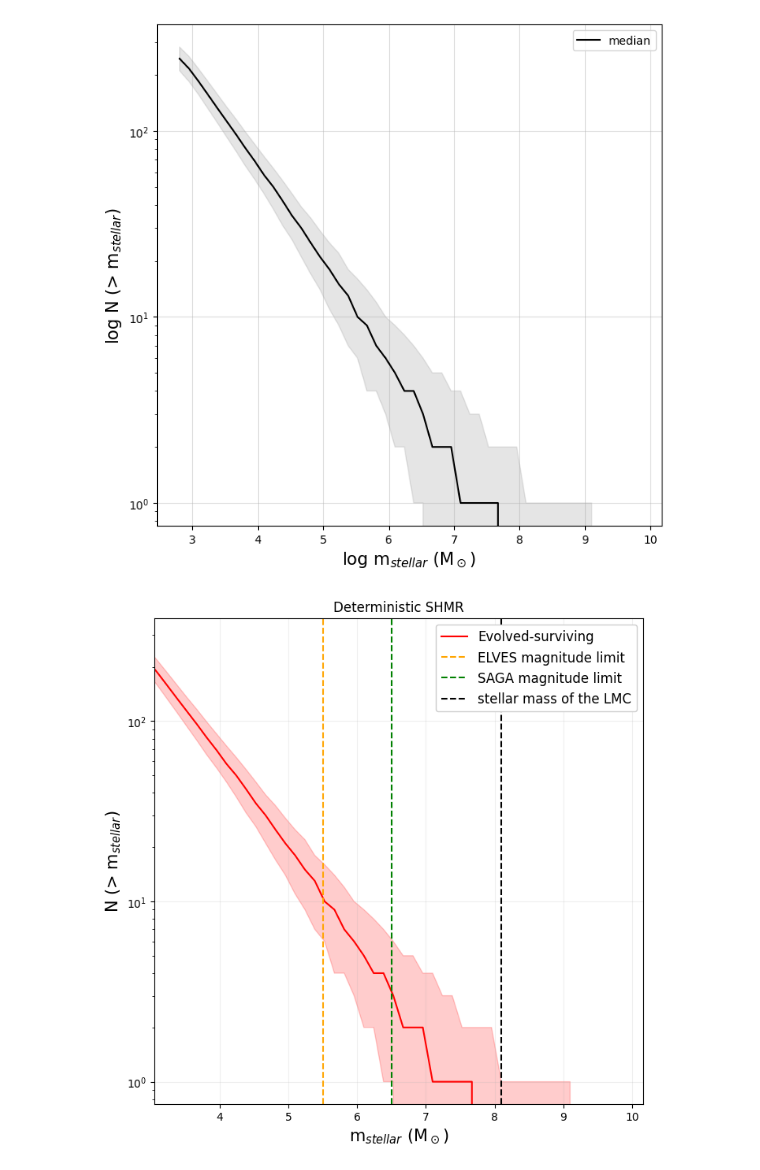
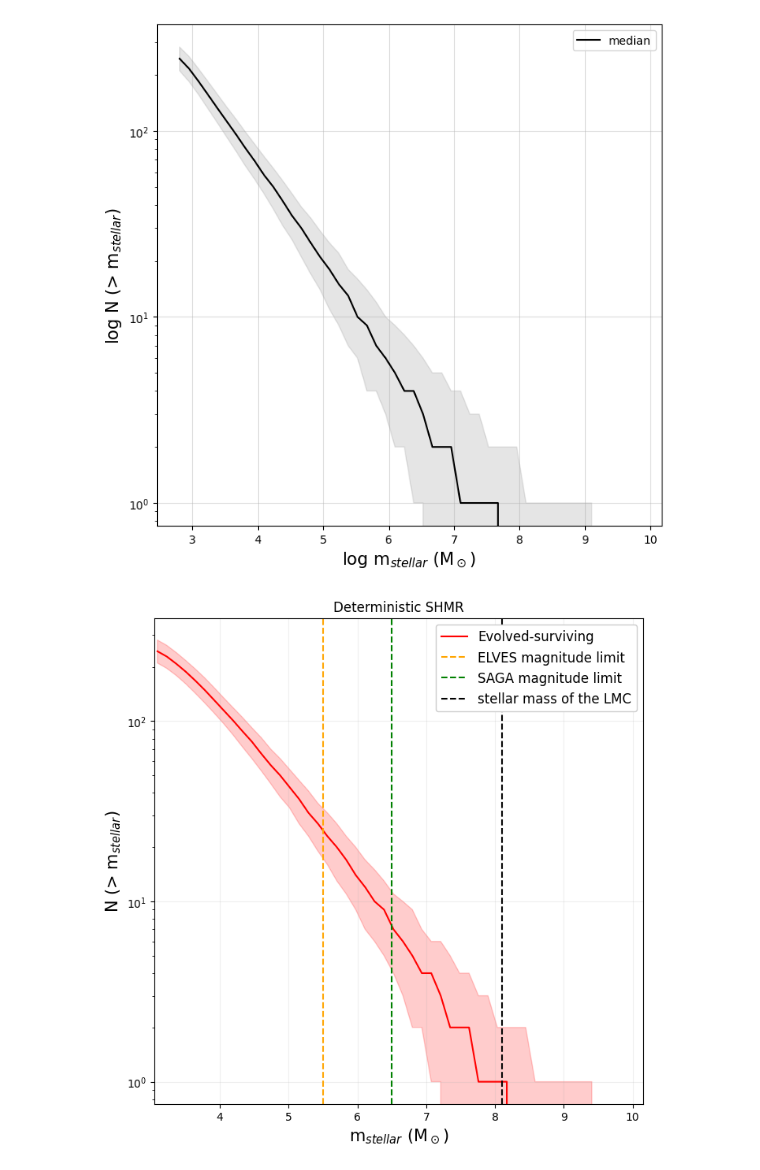
Before and after one commit to jsmonzon/SatGen, a Jupyter notebook: notebooks/CSMF.ipynb, the cells around one changed output. Cells and saved outputs as stored; diff of their text form; code cells hidden in the pictures.

```diff
--- a/notebooks/CSMF.ipynb
+++ b/notebooks/CSMF.ipynb
@@ -46,31 +46,31 @@ surv_massr, surv_CSMF = CSMF(surv_data)
 # %%
 plt.figure(figsize=(8, 8))
 
 plt.title("Deterministic SHMR")
 #plt.plot(acc_massr, acc_CSMF[1, :], label="Unevolved", color="black")
 #plt.fill_between(acc_massr, y1=acc_CSMF[0, :], y2=acc_CSMF[2, :], alpha=0.2, color="black")
 
-plt.plot(surv_massr, surv_CSMF[1, :], label="Evolved-surviving", color="red")
-plt.fill_between(surv_massr, y1=surv_CSMF[0, :], y2=surv_CSMF[2, :], alpha=0.2, color="red")
+plt.plot(as_massr, as_CSMF[1, :], label="Evolved-surviving", color="red")
+plt.fill_between(as_massr, y1=as_CSMF[0, :], y2=as_CSMF[2, :], alpha=0.2, color="red")
 
 #plt.plot(as_massr, as_CSMF[1, :], label="Unevolved-surviving", color="navy")
 #plt.fill_between(as_massr, y1=as_CSMF[0, :], y2=as_CSMF[2, :], alpha=0.2, color="navy")
 
 
 plt.axvline(5.5, ls="--", color='orange', label="ELVES magnitude limit")
 plt.axvline(6.5, ls="--", color='green', label="SAGA magnitude limit")
 plt.axvline(8.1, ls="--", color='black', label="stellar mass of the LMC")
 
 
 plt.yscale("log", base=10)
 
 plt.xlabel("m$_{stellar}$ (M$_\odot$)", fontsize=15)
 plt.ylabel("N (> m$_{stellar}$)", fontsize=15)
 plt.xlim(3.05)
 plt.legend(fontsize=12, framealpha=1)
 plt.grid(alpha=0.2)
 plt.savefig("../figures/determ_CSMF.png")
 
 plt.show()
 # %% [output]
-[figure, old version]
+[figure, new version]
```
Also changed, not shown: 6 other files.
